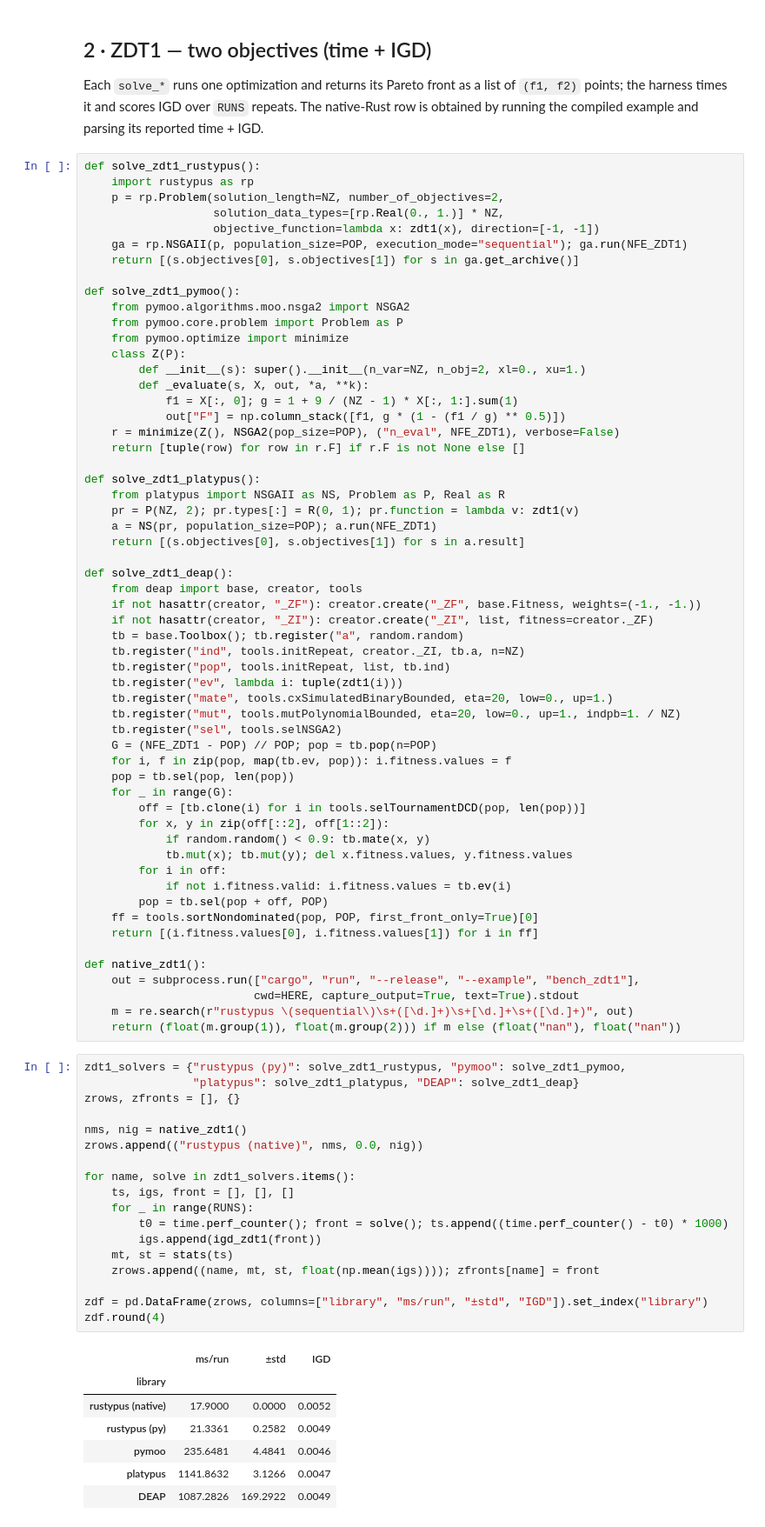
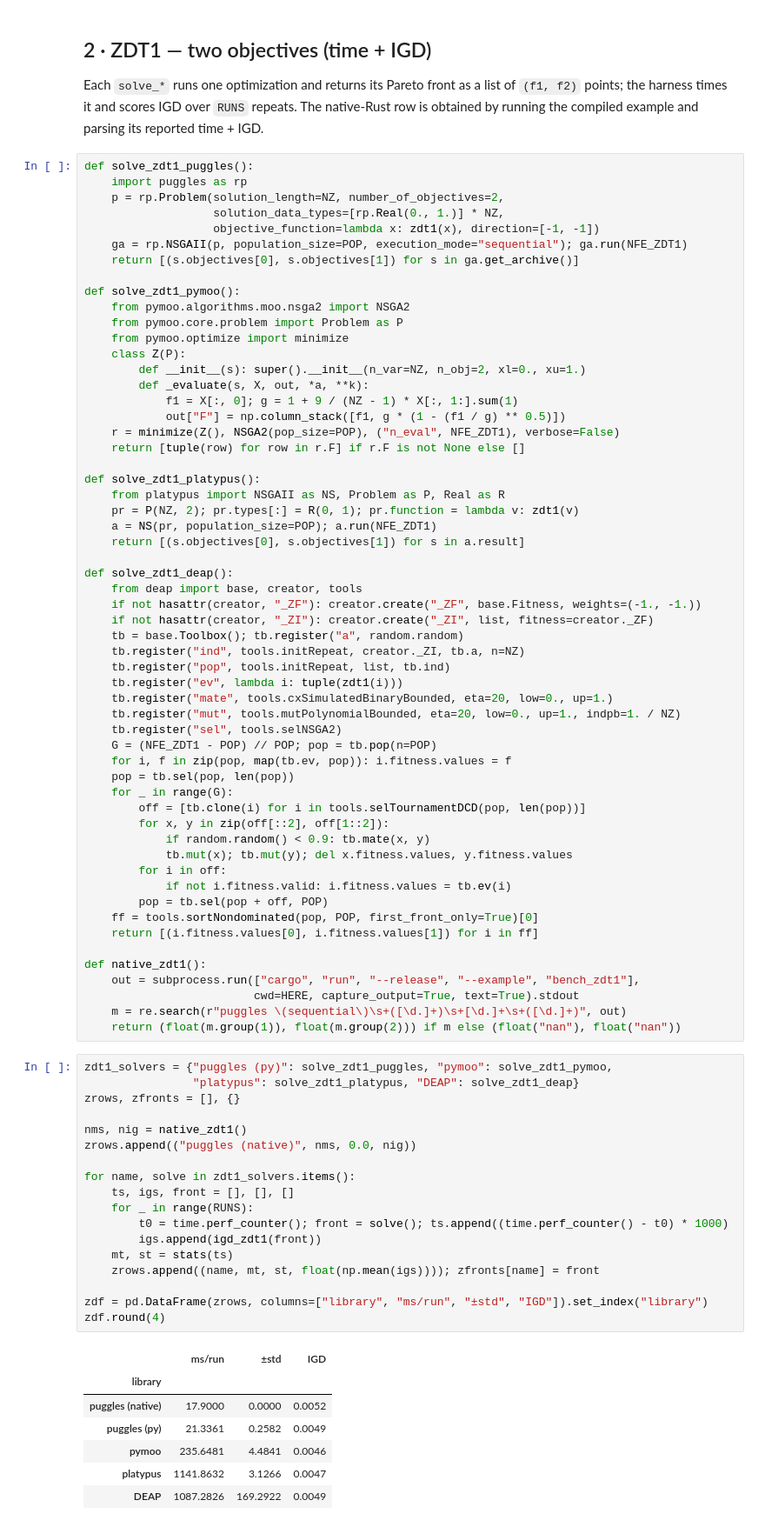
Before and after one commit to Entropy314/puggles, a Jupyter notebook: sandbox/benchmarks.ipynb, the cells around one changed output. Shown at 87% size. Drawn from its saved outputs; the diff is of its cells as text.

```diff
--- a/sandbox/benchmarks.ipynb
+++ b/sandbox/benchmarks.ipynb
@@ -104,8 +104,8 @@ Each `solve_*` runs one optimization and returns its Pareto front as a list of `
 the harness times it and scores IGD over `RUNS` repeats. The native-Rust row is obtained by running
 the compiled example and parsing its reported time + IGD.
 # %%
-def solve_zdt1_rustypus():
-    import rustypus as rp
+def solve_zdt1_puggles():
+    import puggles as rp
     p = rp.Problem(solution_length=NZ, number_of_objectives=2,
                    solution_data_types=[rp.Real(0., 1.)] * NZ,
                    objective_function=lambda x: zdt1(x), direction=[-1, -1])
@@ -158,31 +158,31 @@ def solve_zdt1_deap():
 def native_zdt1():
     out = subprocess.run(["cargo", "run", "--release", "--example", "bench_zdt1"],
                          cwd=HERE, capture_output=True, text=True).stdout
-    m = re.search(r"rustypus \(sequential\)\s+([\d.]+)\s+[\d.]+\s+([\d.]+)", out)
+    m = re.search(r"puggles \(sequential\)\s+([\d.]+)\s+[\d.]+\s+([\d.]+)", out)
     return (float(m.group(1)), float(m.group(2))) if m else (float("nan"), float("nan"))
 # %%
-zdt1_solvers = {"rustypus (py)": solve_zdt1_rustypus, "pymoo": solve_zdt1_pymoo,
+zdt1_solvers = {"puggles (py)": solve_zdt1_puggles, "pymoo": solve_zdt1_pymoo,
                 "platypus": solve_zdt1_platypus, "DEAP": solve_zdt1_deap}
 zrows, zfronts = [], {}
 
 nms, nig = native_zdt1()
-zrows.append(("rustypus (native)", nms, 0.0, nig))
+zrows.append(("puggles (native)", nms, 0.0, nig))
 
 for name, solve in zdt1_solvers.items():
     ts, igs, front = [], [], []
     for _ in range(RUNS):
         t0 = time.perf_counter(); front = solve(); ts.append((time.perf_counter() - t0) * 1000)
         igs.append(igd_zdt1(front))
     mt, st = stats(ts)
     zrows.append((name, mt, st, float(np.mean(igs)))); zfronts[name] = front
 
 zdf = pd.DataFrame(zrows, columns=["library", "ms/run", "±std", "IGD"]).set_index("library")
 zdf.round(4)
 # %% [output]
 |  | ms/run | ±std | IGD |
 | library |  |  |  |
-| rustypus (native) | 17.9000 | 0.0000 | 0.0052 |
-| rustypus (py) | 21.3361 | 0.2582 | 0.0049 |
+| puggles (native) | 17.9000 | 0.0000 | 0.0052 |
+| puggles (py) | 21.3361 | 0.2582 | 0.0049 |
 | pymoo | 235.6481 | 4.4841 | 0.0046 |
 | platypus | 1141.8632 | 3.1266 | 0.0047 |
 | DEAP | 1087.2826 | 169.2922 | 0.0049 |
```
Also changed, not shown: parts of 20 cells of this notebook, 37 other files.
